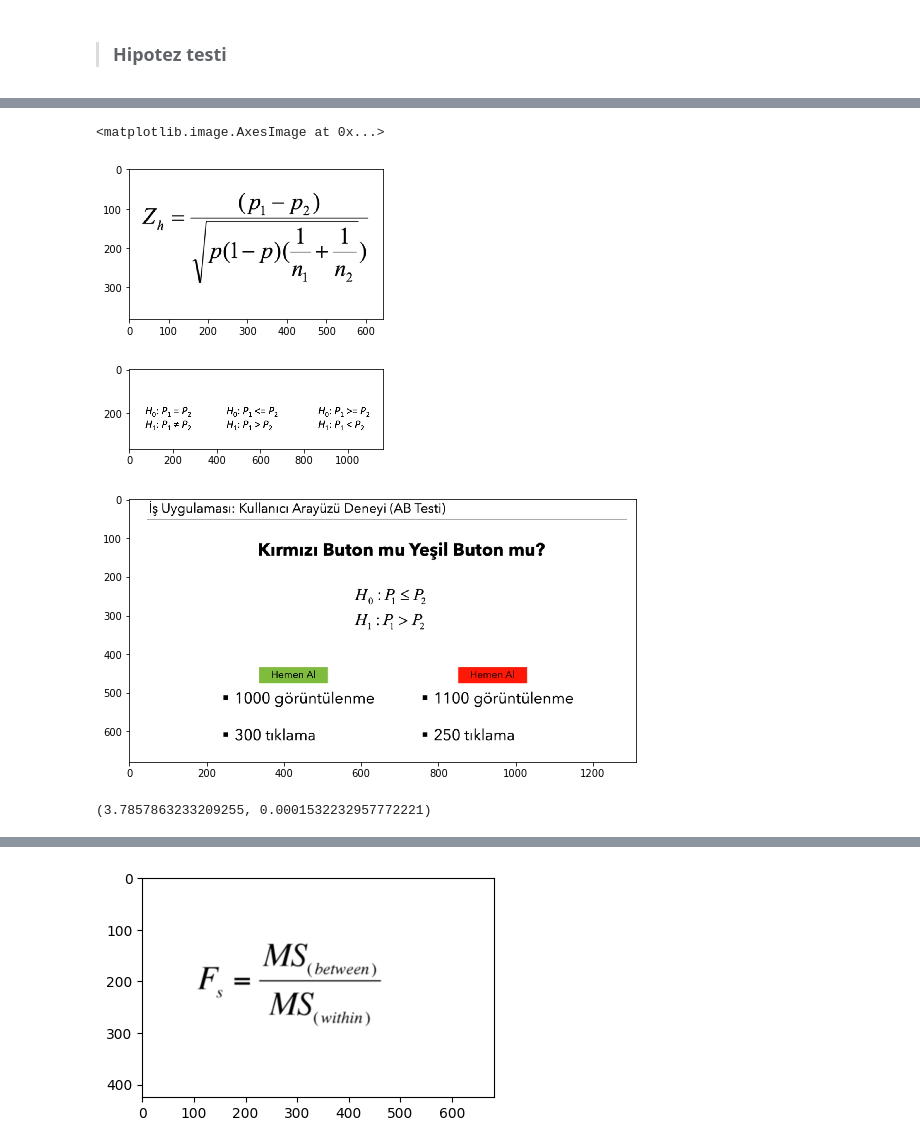
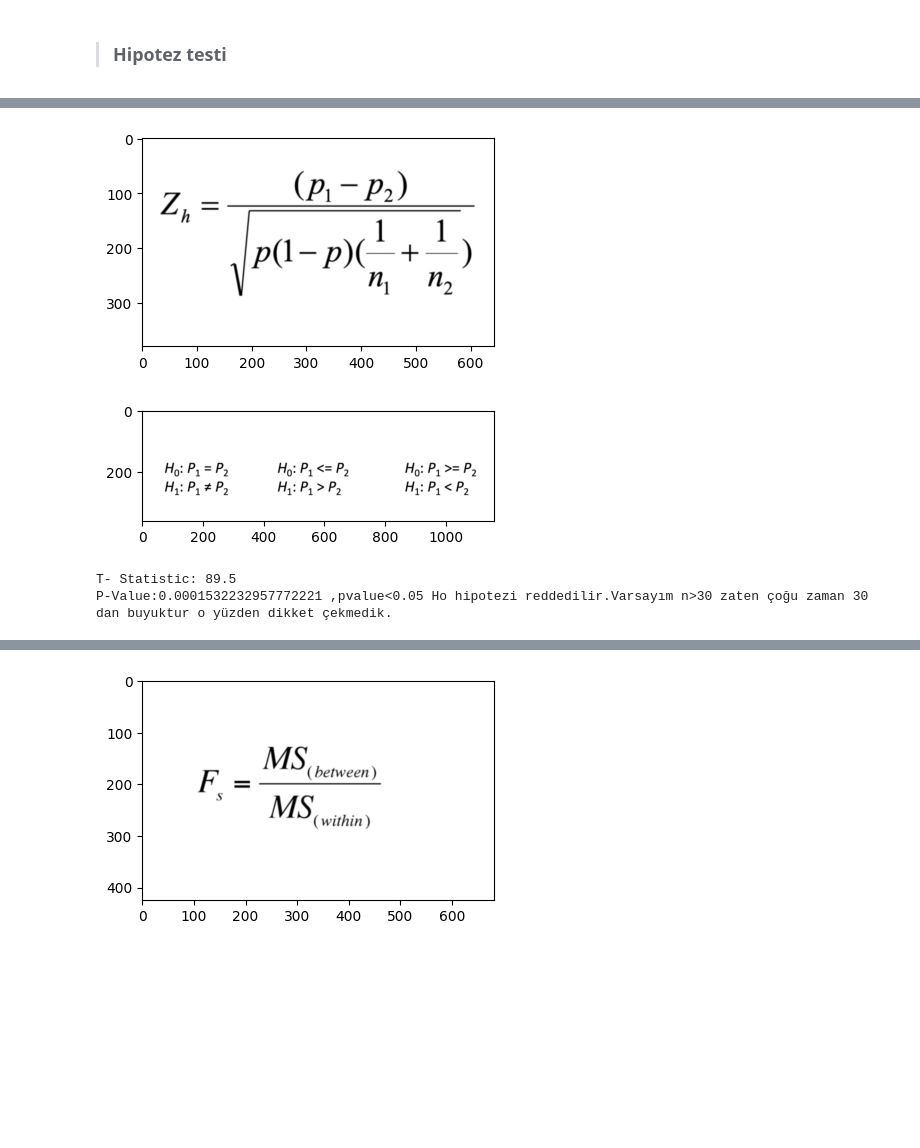
Before and after one commit to arukemre/Veri-bilimi-istatistik, a Jupyter notebook: veri_bilimi_istatistik.ipynb, the cells around one changed output, grey strips where cells are left out. Drawn from its saved outputs; the diff is of its cells as text; code cells hidden in the pictures; blank space fills up the shorter version.

```diff
--- a/veri_bilimi_istatistik.ipynb
+++ b/veri_bilimi_istatistik.ipynb
@@ -1001,20 +1088,14 @@ iki oran arasında karşılaştırma yapmak için kullanılır.
 # %%
 import matplotlib.pyplot as plt
 import matplotlib.image as mpimg
 image = mpimg.imread("ıkı_orneklem_oran.png")
-plt.figure(figsize=(10,10))
-plt.subplot(2,2,1)
-plt.imshow(image)
+plt.figure(figsize=(10,10));
+plt.subplot(2,2,1);
+plt.imshow(image);
 image = mpimg.imread("ıkı_orneklem_oran2.png")
-plt.figure(figsize=(10,10))
-plt.subplot(2,2,1)
-plt.imshow(image)
-image = mpimg.imread("ıkı_orneklem_oran3.png")
-plt.figure(figsize=(20,20))
-plt.subplot(2,2,2)
-plt.imshow(image)
+plt.figure(figsize=(10,10));
+plt.subplot(2,2,1);
+plt.imshow(image);
 # %% [output]
-<matplotlib.image.AxesImage at 0x...>
-[figure, old version]
+[figure, new version]
-[figure, old version]
+[figure, new version]
-[figure, removed]
@@ -1026,4 +1102,10 @@ gozlem_sayilari=np.array([1000,1100])
 # %%
-proportions_ztest(count=basari_sayisi,nobs=gozlem_sayilari)   #pvalue<0.05 Ho hipotezi reddedilir.  varsayım n>30 zaten çoğu zaman 30 dan buyuktur o yüzden dikket çekmedik.
+from statsmodels.stats.proportion import proportions_ztest
+basari_sayisi=np.array([300,250])
+gozlem_sayilari=np.array([1000,1100])
+T_statistic, p_value =proportions_ztest(count=basari_sayisi,nobs=gozlem_sayilari)
+print("T- Statistic:", u_statistic)
+print("P-Value:{} ,pvalue<0.05 Ho hipotezi reddedilir.Varsayım n>30 zaten çoğu zaman 30 dan buyuktur o yüzden dikket çekmedik.".format(p_value))
 # %% [output]
-(3.7857863233209255, 0.0001532232957772221)
+T- Statistic: 89.5
+P-Value:0.0001532232957772221 ,pvalue<0.05 Ho hipotezi reddedilir.Varsayım n>30 zaten çoğu zaman 30 dan buyuktur o yüzden dikket çekmedik.
```
Also changed, not shown: parts of 50 cells of this notebook.
